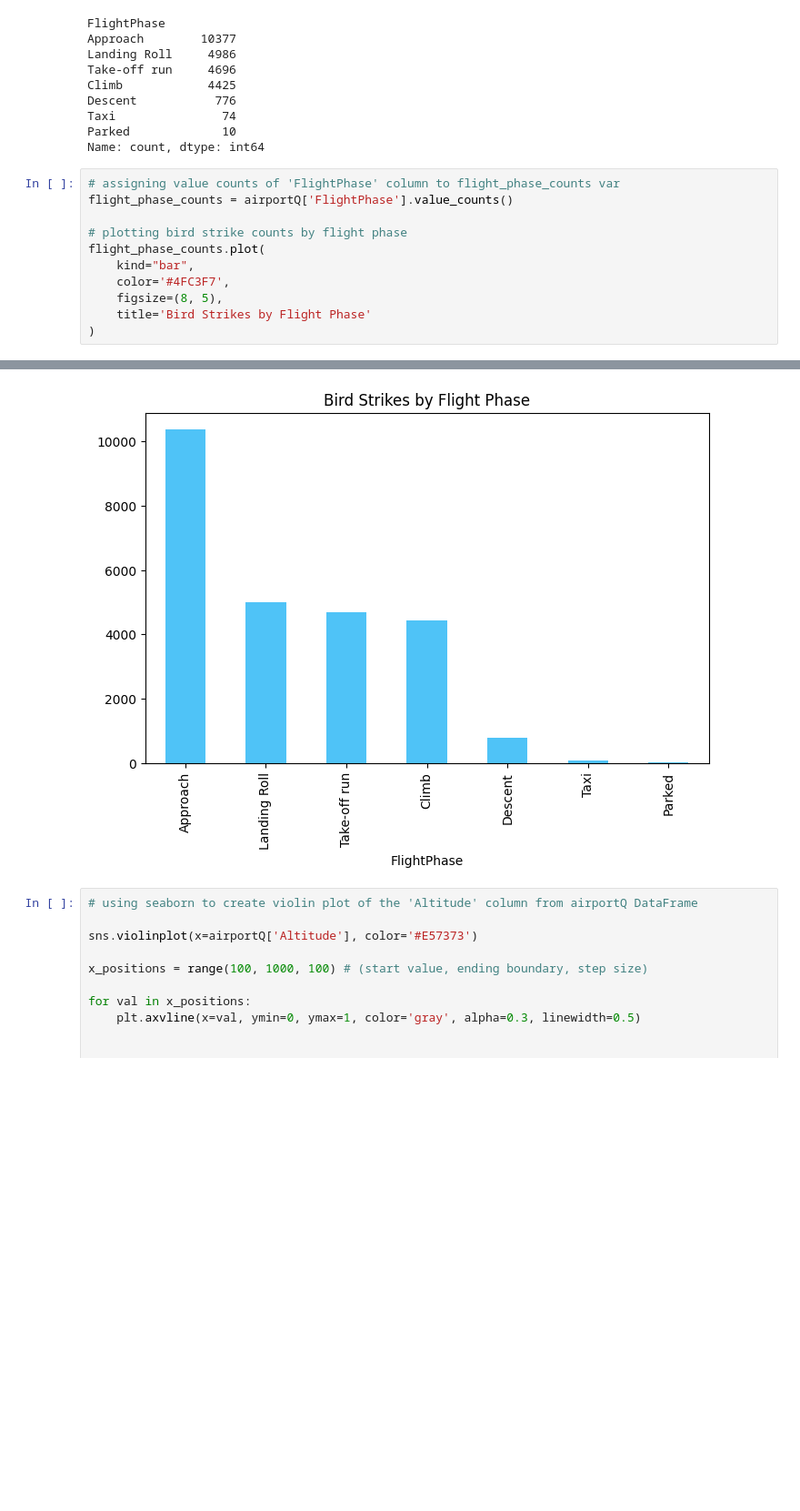
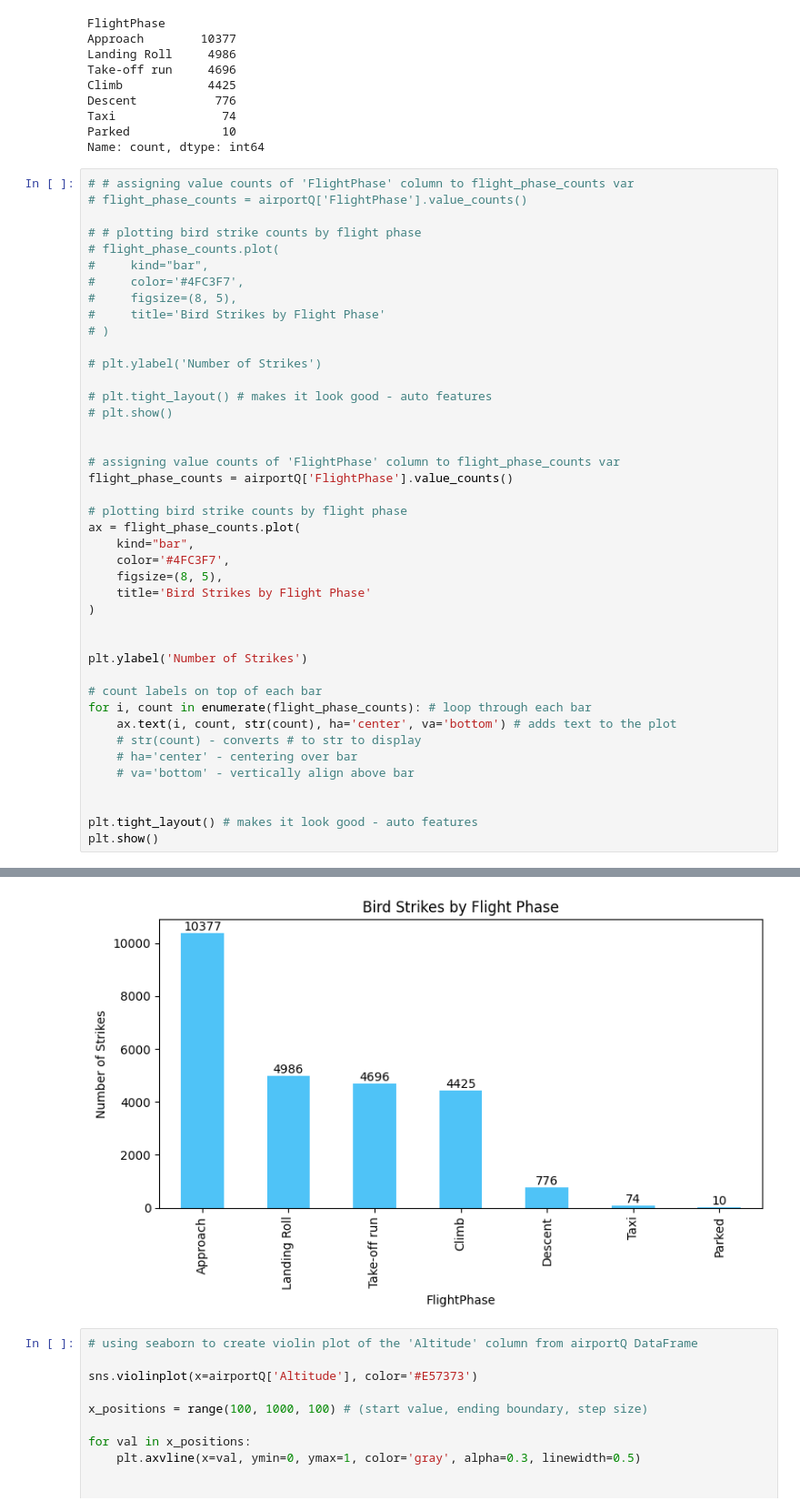
Before and after one commit to Kiyojute/Bird_Strikes, a Jupyter notebook: Aviation_Bird_Strikes.ipynb, the cells around one changed output, grey strips where cells are left out. Shown at 91% size. Drawn from its saved outputs; the diff is of its cells as text; blank space fills up the shorter version.

Commit message:
tidying up plots

```diff
--- a/Aviation_Bird_Strikes.ipynb
+++ b/Aviation_Bird_Strikes.ipynb
@@ -462,14 +464,45 @@ Taxi               74
 Parked             10
 Name: count, dtype: int64
 # %%
+# # assigning value counts of 'FlightPhase' column to flight_phase_counts var
+# flight_phase_counts = airportQ['FlightPhase'].value_counts()
+
+# # plotting bird strike counts by flight phase
+# flight_phase_counts.plot(
+#     kind="bar",
+#     color='#4FC3F7',
+#     figsize=(8, 5),
+#     title='Bird Strikes by Flight Phase'
+# )
+
+# plt.ylabel('Number of Strikes')
+
+# plt.tight_layout() # makes it look good - auto features
+# plt.show()
+
+
 # assigning value counts of 'FlightPhase' column to flight_phase_counts var
 flight_phase_counts = airportQ['FlightPhase'].value_counts()
 
 # plotting bird strike counts by flight phase
-flight_phase_counts.plot(
+ax = flight_phase_counts.plot(
     kind="bar",
     color='#4FC3F7',
     figsize=(8, 5),
     title='Bird Strikes by Flight Phase'
 )
+
+
+plt.ylabel('Number of Strikes')
+
+# count labels on top of each bar
+for i, count in enumerate(flight_phase_counts): # loop through each bar
+    ax.text(i, count, str(count), ha='center', va='bottom') # adds text to the plot
+    # str(count) - converts # to str to display
+    # ha='center' - centering over bar
+    # va='bottom' - vertically align above bar
+
+
+plt.tight_layout() # makes it look good - auto features
+plt.show()
 # %% [output]
@@ -477,4 +509,4 @@ flight_phase_counts.plot(
-[figure, old version]
+[figure, new version]
 # %%
 # using seaborn to create violin plot of the 'Altitude' column from airportQ DataFrame
 
```
Also changed, not shown: parts of 2 cells of this notebook, 2 other files.
